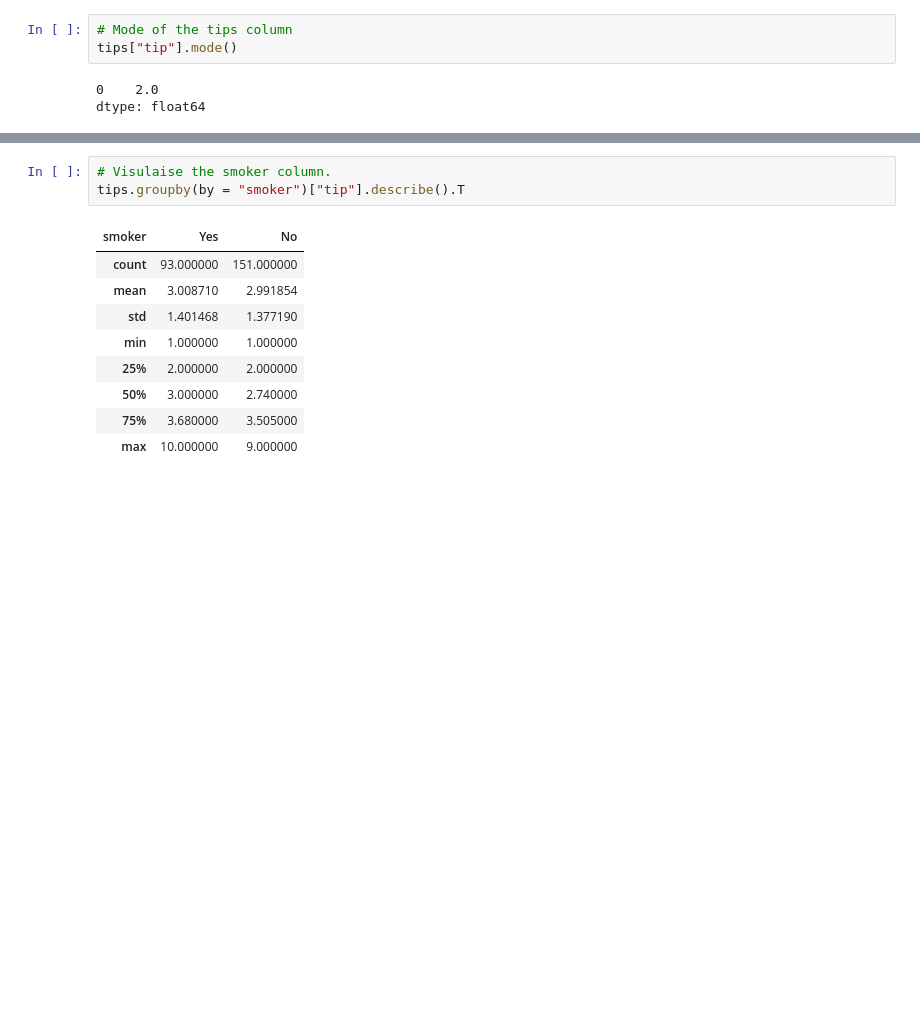
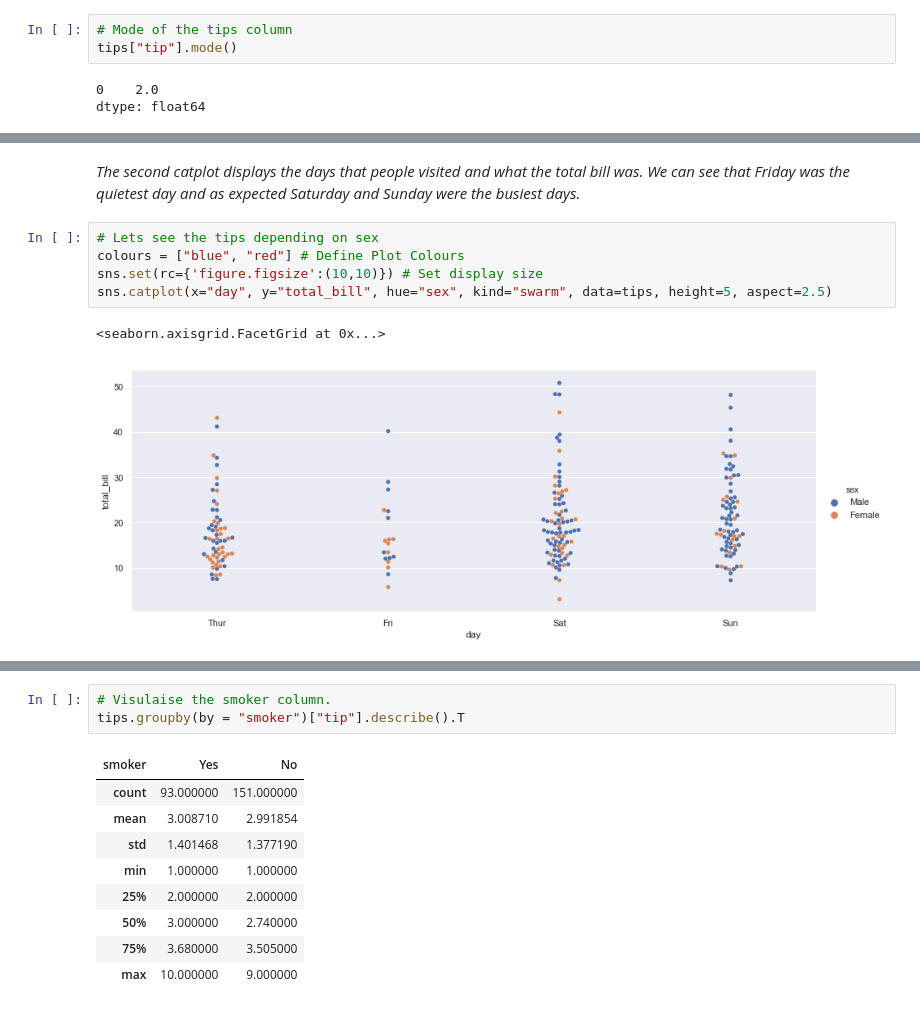
Before and after one commit to richardfeeney7/Fundamentals-Project, a Jupyter notebook: Fundamentals-Project 2019.ipynb, the cells around one changed output, grey strips where cells are left out. Cells and saved outputs as stored; diff of their text form; blank space fills up the shorter version.

```diff
--- a/Fundamentals-Project 2019.ipynb
+++ b/Fundamentals-Project 2019.ipynb
@@ -138,3 +173,13 @@ sns.set(rc={'figure.figsize':(20,10)})
+# %% [markdown]
+_The second catplot displays the days that people visited and what the total bill was. We can see that Friday was the quietest day and as expected Saturday and Sunday were the busiest days._
+# %%
+# Lets see the tips depending on sex
+colours = ["blue", "red"] # Define Plot Colours
+sns.set(rc={'figure.figsize':(10,10)}) # Set display size
+sns.catplot(x="day", y="total_bill", hue="sex", kind="swarm", data=tips, height=5, aspect=2.5)
+# %% [output]
+<seaborn.axisgrid.FacetGrid at 0x...>
+[figure, added]
 # %%
 # CountPlot (https://seaborn.pydata.org/generated/seaborn.countplot.html)
 
```
Also changed, not shown: parts of 41 cells of this notebook, 1 other file.
